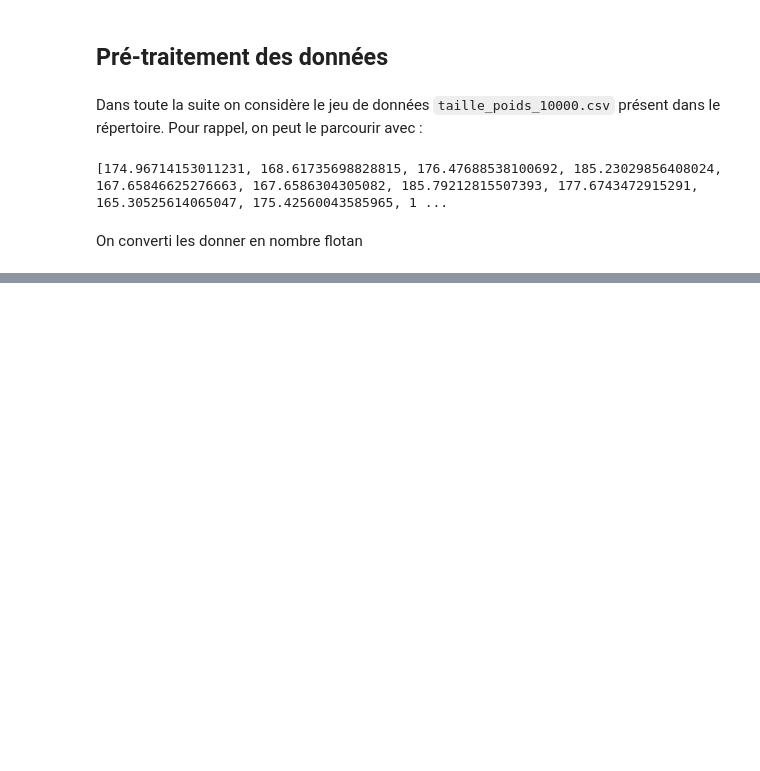
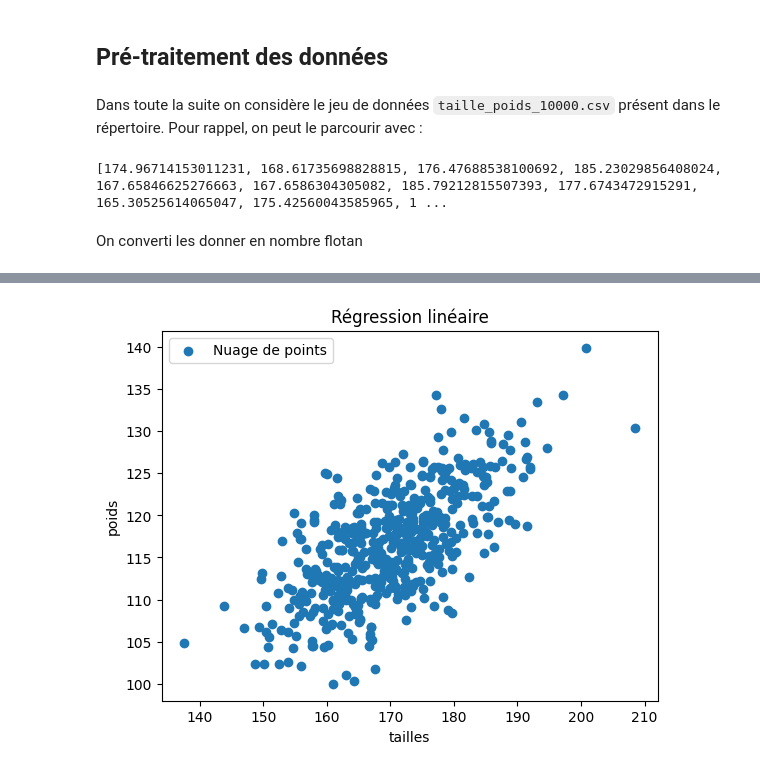
Before and after one commit to Gourdmandise/TP-projet-Math, a Jupyter notebook: Sujet6.ipynb, the cells around one changed output, grey strips where cells are left out. Cells and saved outputs as stored; diff of their text form; code cells hidden in the pictures; blank space fills up the shorter version.

```diff
--- a/Sujet6.ipynb
+++ b/Sujet6.ipynb
@@ -216,0 +241,13 @@ NameError: name 's' is not defined
+# %%
+import matplotlib.pyplot as plt
+
+plt.scatter(tailles, poids, label='Nuage de points')
+
+plt.xlabel('tailles')
+plt.ylabel('poids')
+plt.title('Régression linéaire')
+plt.legend()
+
+plt.show()
+# %% [output]
+[figure, added]
```
Also changed, not shown: parts of 6 cells of this notebook.
